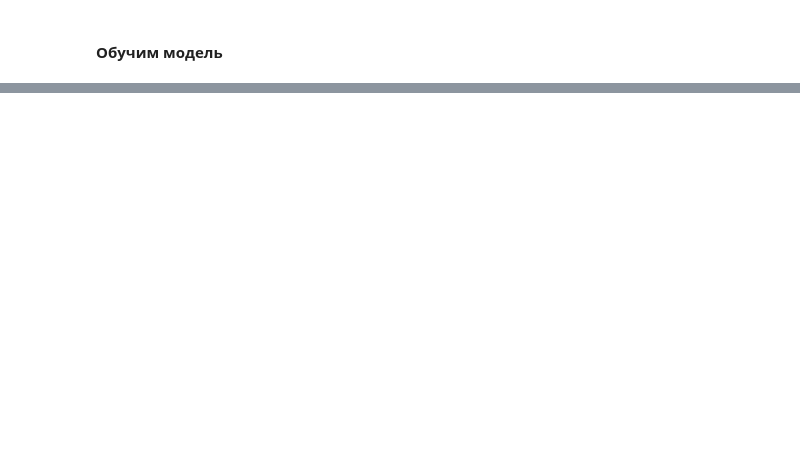
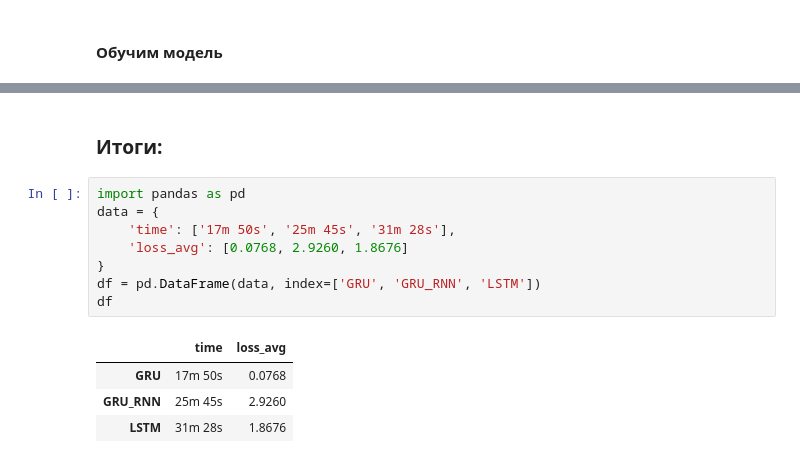
Before and after one commit to Konstantin-39/Deep-Learning, a Jupyter notebook: RNN-networks-3.ipynb, the cells around one changed output, grey strips where cells are left out. Saved outputs shown, nothing was run; the diff lists cells and outputs as text; blank space fills up the shorter version.

```diff
--- a/RNN-networks-3.ipynb
+++ b/RNN-networks-3.ipynb
@@ -585,0 +700,15 @@ train_iterations(encoder_lstm, decoder_lstm, 75000, print_every=5000)
+# %% [markdown]
+### Итоги:
+# %%
+import pandas as pd
+data = {
+    'time': ['17m 50s', '25m 45s', '31m 28s'],
+    'loss_avg': [0.0768, 2.9260, 1.8676]
+}
+df = pd.DataFrame(data, index=['GRU', 'GRU_RNN', 'LSTM'])
+df
+# %% [output]
+|  | time | loss_avg |
+| GRU | 17m 50s | 0.0768 |
+| GRU_RNN | 25m 45s | 2.9260 |
+| LSTM | 31m 28s | 1.8676 |
```
Also changed, not shown: parts of 32 cells of this notebook, 2 other files.
